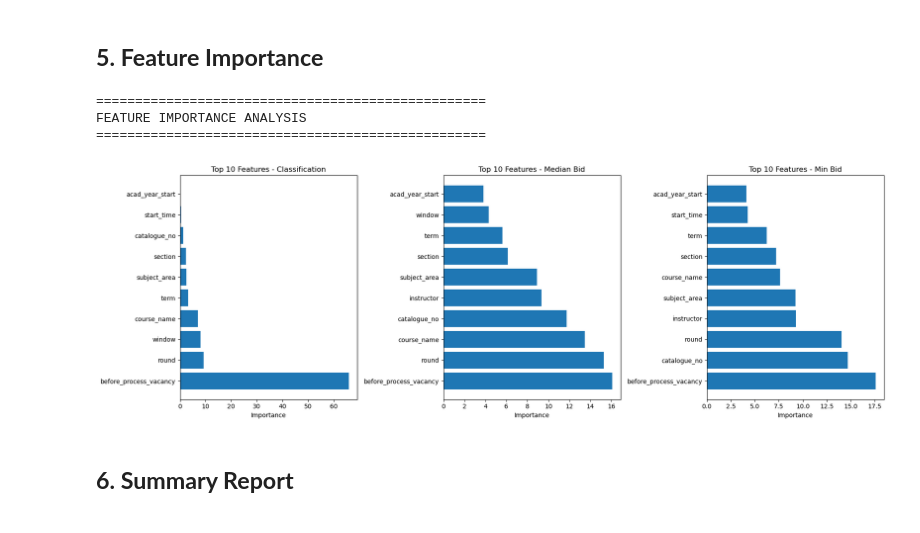
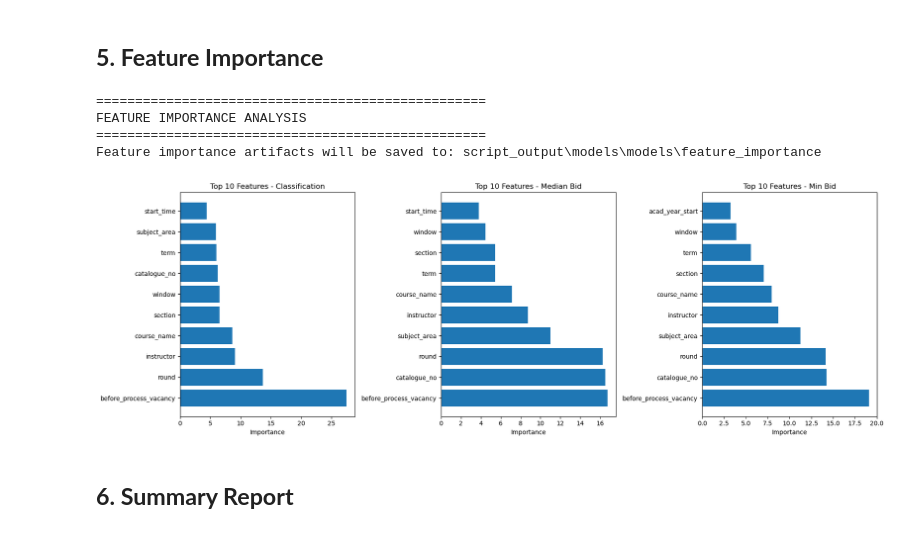
Before and after one commit to tanzhongyan/BidlySMU, a Jupyter notebook: V4_03_catboost.ipynb, the cells around one changed output. Saved outputs shown, nothing was run; the diff lists cells and outputs as text; code cells hidden in the pictures.

```diff
--- a/V4_03_catboost.ipynb
+++ b/V4_03_catboost.ipynb
@@ -171,16 +171,16 @@ output_dir.mkdir(parents=True, exist_ok=True)
 print("Loading data...")
 
 # Load classification data
-classification_train = pd.read_csv('script_output/model_training/classification/classification_train_210625112849.csv')
-classification_test = pd.read_csv('script_output/model_training/classification/classification_test_210625112849.csv')
+classification_train = pd.read_csv('script_output/model_training/classification/classification_train_250625173016.csv')
+classification_test = pd.read_csv('script_output/model_training/classification/classification_test_250625173016.csv')
 
 # Load regression data for median bid
-regression_median_train = pd.read_csv('script_output/model_training/regression/regression_median_train_210625112849.csv')
-regression_median_test = pd.read_csv('script_output/model_training/regression/regression_median_test_210625112849.csv')
+regression_median_train = pd.read_csv('script_output/model_training/regression/regression_median_train_250625173016.csv')
+regression_median_test = pd.read_csv('script_output/model_training/regression/regression_median_test_250625173016.csv')
 
 # Load regression data for min bid
-regression_min_train = pd.read_csv('script_output/model_training/regression/regression_min_train_210625112849.csv')
-regression_min_test = pd.read_csv('script_output/model_training/regression/regression_min_test_210625112849.csv')
+regression_min_train = pd.read_csv('script_output/model_training/regression/regression_min_train_250625173016.csv')
+regression_min_test = pd.read_csv('script_output/model_training/regression/regression_min_test_250625173016.csv')
 
 # Define categorical features
 categorical_features = [
@@ -1021,6 +1697,11 @@ MIN BID BASELINE MODEL TRAINING COMPLETE
 print("\n" + "="*50)
 print("FEATURE IMPORTANCE ANALYSIS")
 print("="*50)
+
+# Create feature importance output directory
+feature_importance_output_dir = output_dir // 'feature_importance'
+feature_importance_output_dir.mkdir(parents=True, exist_ok=True)
+print(f"Feature importance artifacts will be saved to: {feature_importance_output_dir}")
 
 # Classification feature importance
 clf_importance = pd.DataFrame({
@@ -1039,38 +1720,39 @@ min_importance = pd.DataFrame({
     'feature': regression_features,
     'importance': min_model.feature_importances_
 }).sort_values('importance', ascending=False)
 
 # Visualize feature importance
 fig, axes = plt.subplots(1, 3, figsize=(18, 6))
 
 # Classification
 axes[0].barh(clf_importance['feature'][:10], clf_importance['importance'][:10])
 axes[0].set_xlabel('Importance')
 axes[0].set_title('Top 10 Features - Classification')
 
 # Median Bid
 axes[1].barh(median_importance['feature'][:10], median_importance['importance'][:10])
 axes[1].set_xlabel('Importance')
 axes[1].set_title('Top 10 Features - Median Bid')
 
 # Min Bid
 axes[2].barh(min_importance['feature'][:10], min_importance['importance'][:10])
 axes[2].set_xlabel('Importance')
 axes[2].set_title('Top 10 Features - Min Bid')
 
 plt.tight_layout()
-plt.savefig(output_dir / 'feature_importance_comparison.png', dpi=300, bbox_inches='tight')
+plt.savefig(feature_importance_output_dir / 'feature_importance_comparison.png', dpi=300, bbox_inches='tight')
 plt.show()
 
 # Save feature importance
-clf_importance.to_csv(output_dir / 'classification_feature_importance.csv', index=False)
-median_importance.to_csv(output_dir / 'median_bid_feature_importance.csv', index=False)
-min_importance.to_csv(output_dir / 'min_bid_feature_importance.csv', index=False)
+clf_importance.to_csv(feature_importance_output_dir / 'classification_feature_importance.csv', index=False)
+median_importance.to_csv(feature_importance_output_dir / 'median_bid_feature_importance.csv', index=False)
+min_importance.to_csv(feature_importance_output_dir / 'min_bid_feature_importance.csv', index=False)
 # %% [output]
 ==================================================
 FEATURE IMPORTANCE ANALYSIS
 ==================================================
+Feature importance artifacts will be saved to: script_output\models\models\feature_importance
-[figure, old version]
+[figure, new version]
 # %% [markdown]
 ## **6. Summary Report**
 # %%
```
Also changed, not shown: parts of 6 cells of this notebook, 3 other files.
